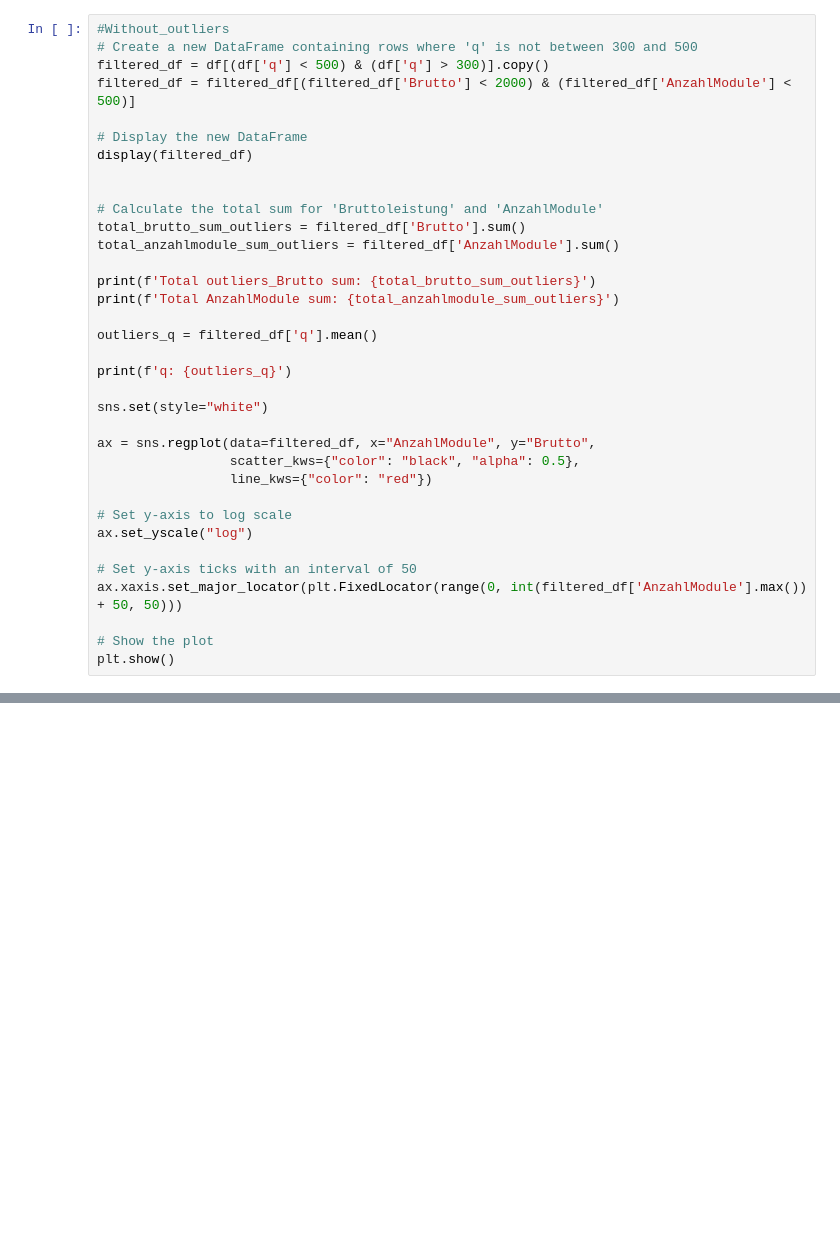
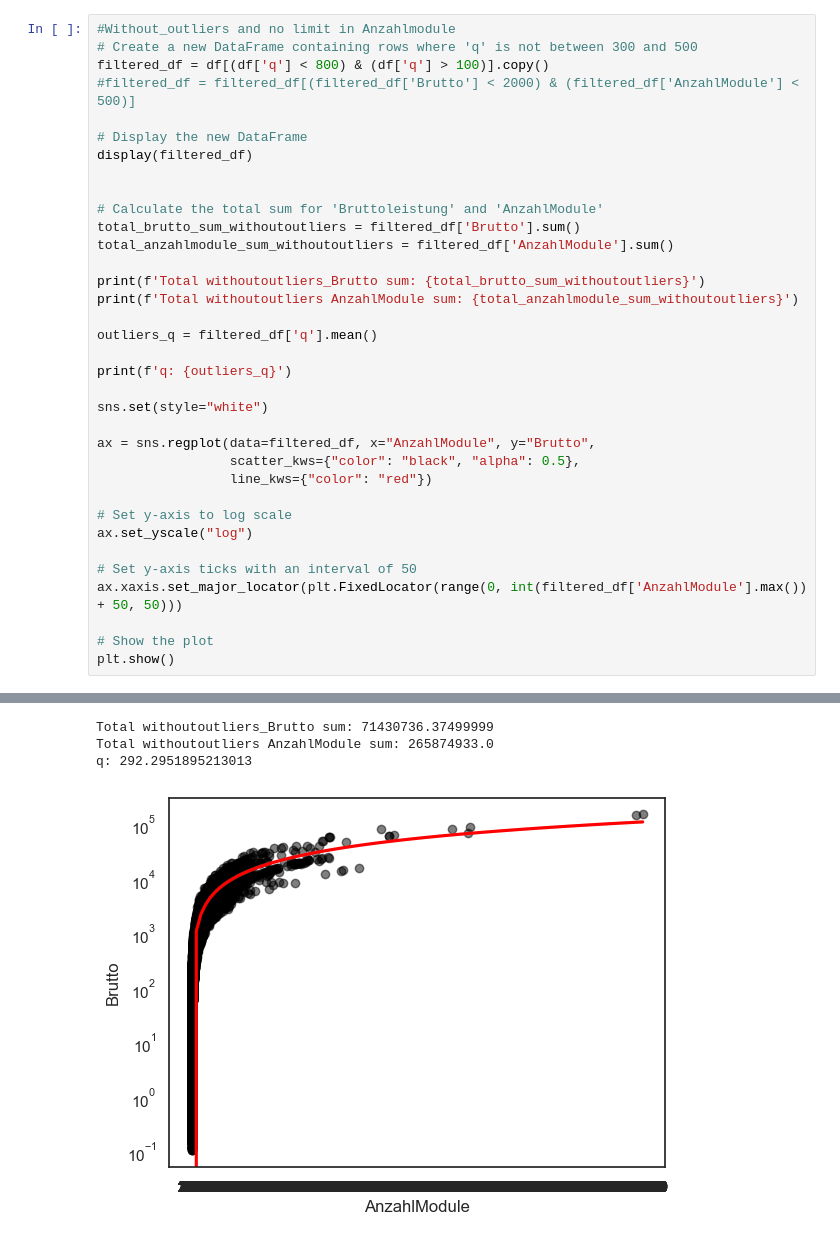
Before and after one commit to Mohammad-S-Rahman/open_mastr_thesis, a Jupyter notebook: thesis/Q_without_outliers_Solar.ipynb, the cells around one changed output, grey strips where cells are left out. Cells and saved outputs as stored; diff of their text form; blank space fills up the shorter version.

```diff
--- a/thesis/Q_without_outliers_Solar.ipynb
+++ b/thesis/Q_without_outliers_Solar.ipynb
@@ -178,35 +178,36 @@ print(error_rate*100, "%")
-# %%
-#Without_outliers
-# Create a new DataFrame containing rows where 'q' is not between 300 and 500
-filtered_df = df[(df['q'] < 500) & (df['q'] > 300)].copy()
-filtered_df = filtered_df[(filtered_df['Brutto'] < 2000) & (filtered_df['AnzahlModule'] < 500)]
-
-# Display the new DataFrame
-display(filtered_df)
-
-
-# Calculate the total sum for 'Bruttoleistung' and 'AnzahlModule'
-total_brutto_sum_outliers = filtered_df['Brutto'].sum()
-total_anzahlmodule_sum_outliers = filtered_df['AnzahlModule'].sum()
-
-print(f'Total outliers_Brutto sum: {total_brutto_sum_outliers}')
-print(f'Total AnzahlModule sum: {total_anzahlmodule_sum_outliers}')
-
-outliers_q = filtered_df['q'].mean()
-
-print(f'q: {outliers_q}')
-
-sns.set(style="white")
-
-ax = sns.regplot(data=filtered_df, x="AnzahlModule", y="Brutto",
-                 scatter_kws={"color": "black", "alpha": 0.5},
-                 line_kws={"color": "red"})
-
-# Set y-axis to log scale
-ax.set_yscale("log")
-
-# Set y-axis ticks with an interval of 50
-ax.xaxis.set_major_locator(plt.FixedLocator(range(0, int(filtered_df['AnzahlModule'].max()) + 50, 50)))
-
-# Show the plot
-plt.show()
+# %%
+#Without_outliers and no limit in Anzahlmodule
+# Create a new DataFrame containing rows where 'q' is not between 300 and 500
+filtered_df = df[(df['q'] < 800) & (df['q'] > 100)].copy()
+#filtered_df = filtered_df[(filtered_df['Brutto'] < 2000) & (filtered_df['AnzahlModule'] < 500)]
+
+# Display the new DataFrame
+display(filtered_df)
+
+
+# Calculate the total sum for 'Bruttoleistung' and 'AnzahlModule'
+total_brutto_sum_withoutoutliers = filtered_df['Brutto'].sum()
+total_anzahlmodule_sum_withoutoutliers = filtered_df['AnzahlModule'].sum()
+
+print(f'Total withoutoutliers_Brutto sum: {total_brutto_sum_withoutoutliers}')
+print(f'Total withoutoutliers AnzahlModule sum: {total_anzahlmodule_sum_withoutoutliers}')
+
+outliers_q = filtered_df['q'].mean()
+
+print(f'q: {outliers_q}')
+
+sns.set(style="white")
+
+ax = sns.regplot(data=filtered_df, x="AnzahlModule", y="Brutto",
+                 scatter_kws={"color": "black", "alpha": 0.5},
+                 line_kws={"color": "red"})
+
+# Set y-axis to log scale
+ax.set_yscale("log")
+
+# Set y-axis ticks with an interval of 50
+ax.xaxis.set_major_locator(plt.FixedLocator(range(0, int(filtered_df['AnzahlModule'].max()) + 50, 50)))
+
+# Show the plot
+plt.show()
+# %% [output]
@@ -213 +227,5 @@ plt.show()
+Total withoutoutliers_Brutto sum: 71430736.37499999
+Total withoutoutliers AnzahlModule sum: 265874933.0
+q: 292.2951895213013
+[figure, added]
 # %%
```
Also changed, not shown: parts of 8 cells of this notebook, 13 other files.
